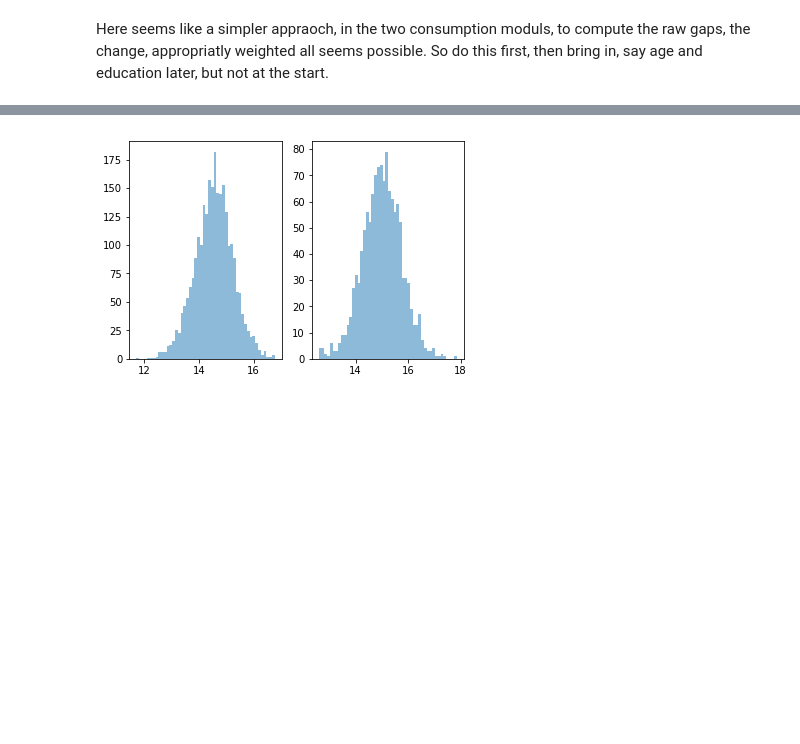
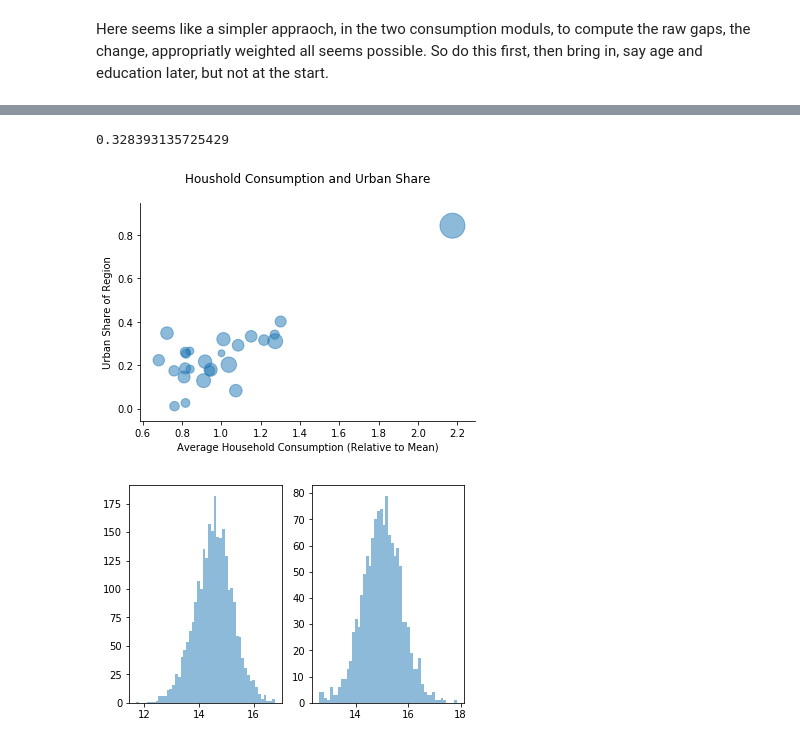
Before and after one commit to mwaugh0328/Data_Bootcamp_Fall_2017, a Jupyter notebook: final_project/tanzania_track.ipynb, the cells around one changed output, grey strips where cells are left out. Saved outputs shown, nothing was run; the diff lists cells and outputs as text; code cells hidden in the pictures; blank space fills up the shorter version.

```diff
--- a/final_project/tanzania_track.ipynb
+++ b/final_project/tanzania_track.ipynb
@@ -63,3 +55,39 @@ dtype: float64
+# %%
+demo_tanz["urbam_num"] = np.where(demo_tanz.urban == "Urban", 1.0, 0.0)
+                         # The first part is the condition,
+                         # The second part, "red" is if the condition is met
+                         # The third part, "blue" is if the condition is not met.
+
+demo_tanz.urbam_num.mean()
+# %% [output]
+0.328393135725429
+# %%
+grouped = demo_tanz.groupby("region")
+
+test = grouped.expmR.sum()/grouped.adulteq.sum()
+
+frac_rural = grouped.urbam_num.mean()
+
+size = grouped.expmR.count()
+
+#print(size)
+
+fig, ax = plt.subplots()
+
+ax.scatter(test/test.mean(),frac_rural,s = size,alpha = 0.50)
+
+ax.set_title("Houshold Consumption and Urban Share\n")
+ax.set_ylabel("Urban Share of Region")
+ax.set_xlabel("Average Household Consumption (Relative to Mean)")
+
+ax.spines["right"].set_visible(False)
+ax.spines["top"].set_visible(False)
+
+plt.show()
+
+#print(frac_rural)
+# %% [output]
+[figure, added]
 # %%
 fig, ax = plt.subplots(1,2)
 
```
Also changed, not shown: parts of 4 cells of this notebook.
